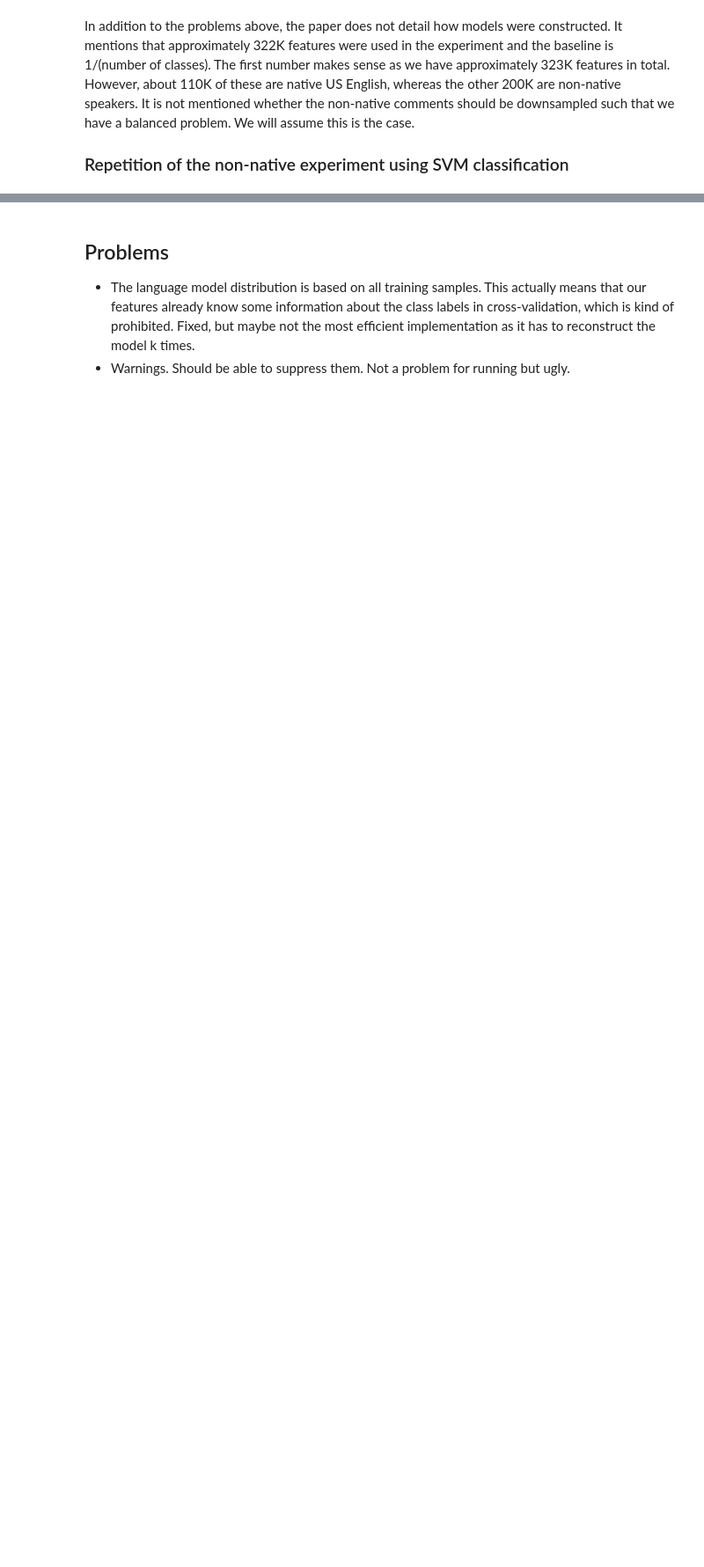
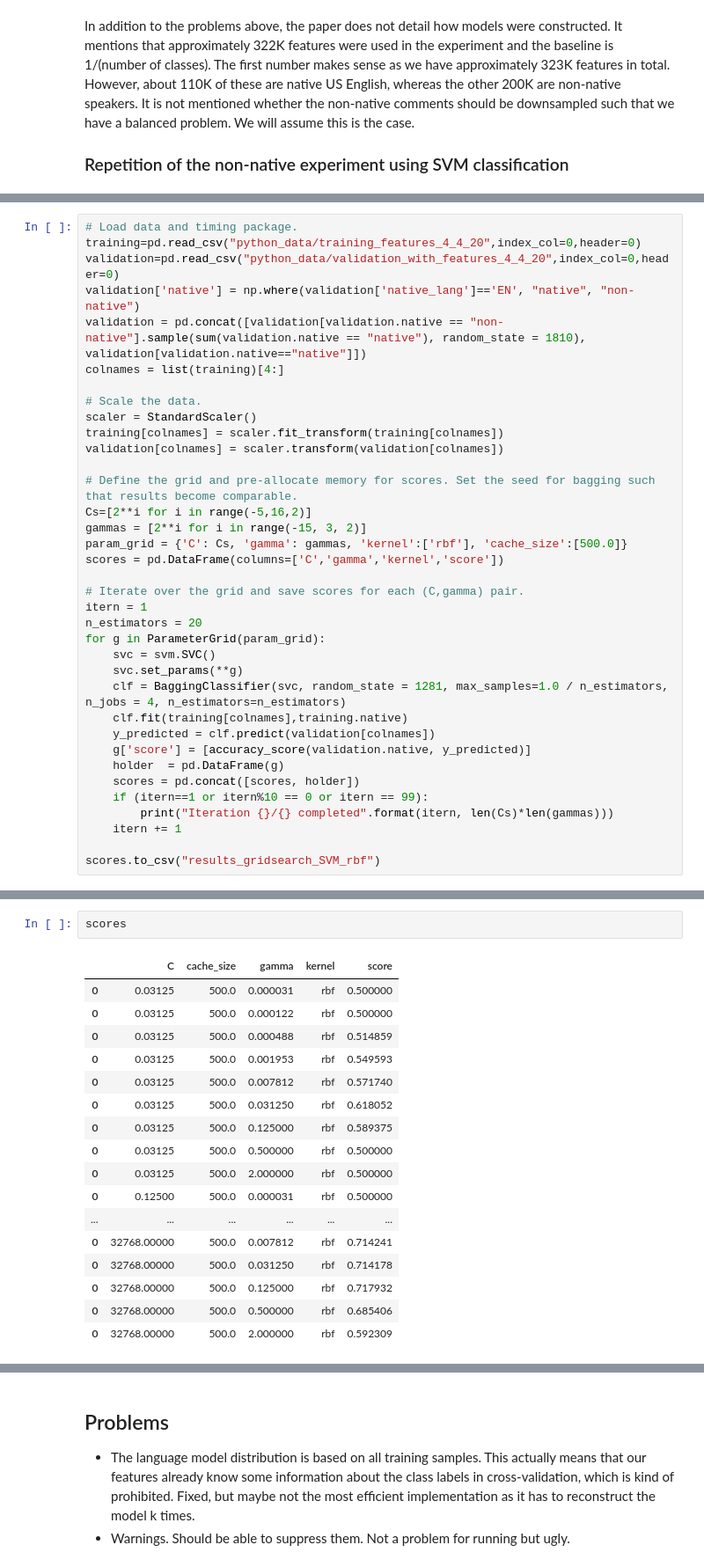
Before and after one commit to hansdeferrante/PML2, a Jupyter notebook: ML - Feature extraction & learning.ipynb, the cells around one changed output, grey strips where cells are left out. Shown at 88% size. Drawn from its saved outputs; the diff is of its cells as text; blank space fills up the shorter version.

```diff
--- a/ML - Feature extraction & learning.ipynb
+++ b/ML - Feature extraction & learning.ipynb
@@ -293,0 +363,36 @@ See the caveats in the documentation: http://pandas.pydata.org/pandas-docs/stabl
+# %%
+# Load data and timing package.
+training=pd.read_csv("python_data/training_features_4_4_20",index_col=0,header=0)
+validation=pd.read_csv("python_data/validation_with_features_4_4_20",index_col=0,header=0)
+validation['native'] = np.where(validation['native_lang']=='EN', "native", "non-native")
+validation = pd.concat([validation[validation.native == "non-native"].sample(sum(validation.native == "native"), random_state = 1810), validation[validation.native=="native"]])
+colnames = list(training)[4:]
+
+# Scale the data.
+scaler = StandardScaler()
+training[colnames] = scaler.fit_transform(training[colnames])
+validation[colnames] = scaler.transform(validation[colnames])
+
+# Define the grid and pre-allocate memory for scores. Set the seed for bagging such that results become comparable.
+Cs=[2**i for i in range(-5,16,2)]
+gammas = [2**i for i in range(-15, 3, 2)]
+param_grid = {'C': Cs, 'gamma': gammas, 'kernel':['rbf'], 'cache_size':[500.0]}
+scores = pd.DataFrame(columns=['C','gamma','kernel','score'])
+
+# Iterate over the grid and save scores for each (C,gamma) pair.
+itern = 1
+n_estimators = 20
+for g in ParameterGrid(param_grid):
+    svc = svm.SVC()
+    svc.set_params(**g)
+    clf = BaggingClassifier(svc, random_state = 1281, max_samples=1.0 / n_estimators, n_jobs = 4, n_estimators=n_estimators)
+    clf.fit(training[colnames],training.native)
+    y_predicted = clf.predict(validation[colnames])
+    g['score'] = [accuracy_score(validation.native, y_predicted)]
+    holder  = pd.DataFrame(g)
+    scores = pd.concat([scores, holder])
+    if (itern==1 or itern%10 == 0 or itern == 99):
+        print("Iteration {}/{} completed".format(itern, len(Cs)*len(gammas)))
+    itern += 1
+
+scores.to_csv("results_gridsearch_SVM_rbf")
@@ -293,0 +411,20 @@ See the caveats in the documentation: http://pandas.pydata.org/pandas-docs/stabl
+# %%
+scores
+# %% [output]
+|  | C | cache_size | gamma | kernel | score |
+| 0 | 0.03125 | 500.0 | 0.000031 | rbf | 0.500000 |
+| 0 | 0.03125 | 500.0 | 0.000122 | rbf | 0.500000 |
+| 0 | 0.03125 | 500.0 | 0.000488 | rbf | 0.514859 |
+| 0 | 0.03125 | 500.0 | 0.001953 | rbf | 0.549593 |
+| 0 | 0.03125 | 500.0 | 0.007812 | rbf | 0.571740 |
+| 0 | 0.03125 | 500.0 | 0.031250 | rbf | 0.618052 |
+| 0 | 0.03125 | 500.0 | 0.125000 | rbf | 0.589375 |
+| 0 | 0.03125 | 500.0 | 0.500000 | rbf | 0.500000 |
+| 0 | 0.03125 | 500.0 | 2.000000 | rbf | 0.500000 |
+| 0 | 0.12500 | 500.0 | 0.000031 | rbf | 0.500000 |
+| ... | ... | ... | ... | ... | ... |
+| 0 | 32768.00000 | 500.0 | 0.007812 | rbf | 0.714241 |
+| 0 | 32768.00000 | 500.0 | 0.031250 | rbf | 0.714178 |
+| 0 | 32768.00000 | 500.0 | 0.125000 | rbf | 0.717932 |
+| 0 | 32768.00000 | 500.0 | 0.500000 | rbf | 0.685406 |
+| 0 | 32768.00000 | 500.0 | 2.000000 | rbf | 0.592309 |
```
Also changed, not shown: parts of 19 cells of this notebook.
